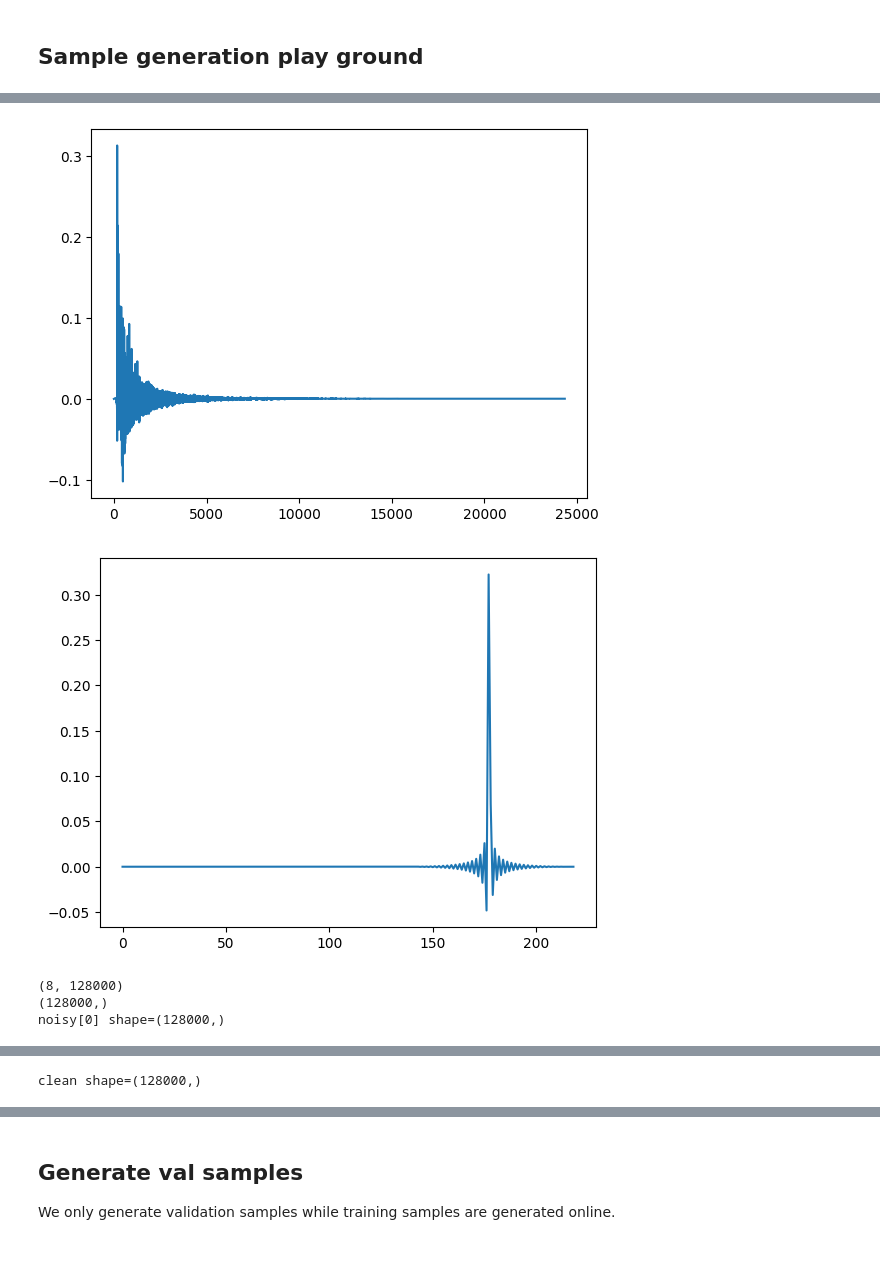
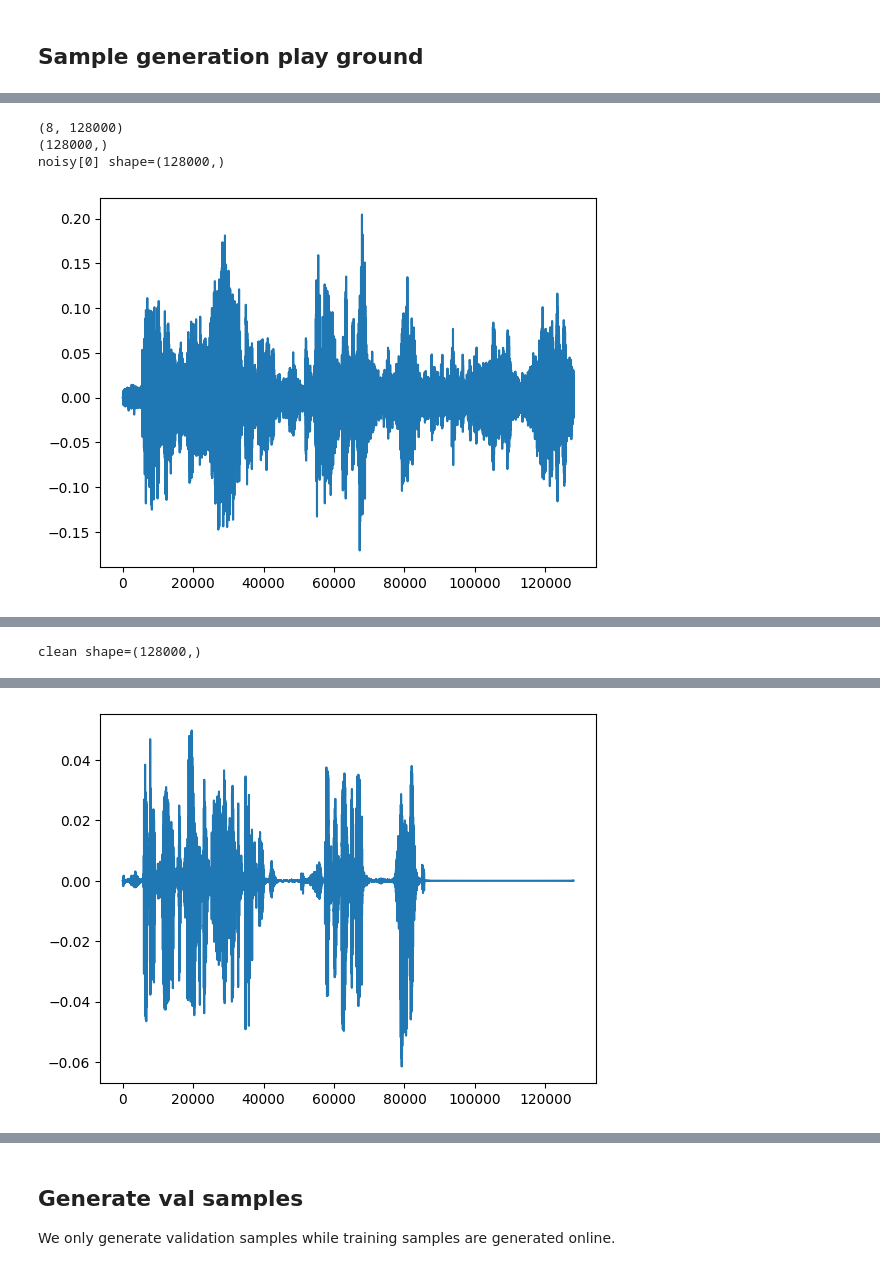
Before and after one commit to Ezreal11/EaBNet, a Jupyter notebook: dataset/MCSE_dataset.ipynb, the cells around one changed output, grey strips where cells are left out. Cells and saved outputs as stored; diff of their text form; code cells hidden in the pictures.

```diff
--- a/dataset/MCSE_dataset.ipynb
+++ b/dataset/MCSE_dataset.ipynb
@@ -45,8 +47,12 @@ print(f'noise train:val = {len(noises_train)}:{len(noises_val)}')
 
 # write to files
 with open('/data2/zhouchang/datasets/datasets_fullband/cleans_train', 'w') as f:
-    for x in cleans_train:
-        f.write(x+'\n')
+    for i,x in enumerate(cleans_train):
+        if i>0:
+            f.write('\n')
+        f.write(x)
 with open('/data2/zhouchang/datasets/datasets_fullband/noises_train', 'w') as f:
-    for x in noises_train:
-        f.write(x+'\n')
+    for i,x in enumerate(noises_train):
+        if i>0:
+            f.write('\n')
+        f.write(x)
@@ -88,21 +100,20 @@ print(meta)
 # %%
 def show_audio(audio,fs,name):
     print(f'{name} shape={audio.shape}')
     plt.plot(audio)
     plt.show()
     IPython.display.display(IPython.display.Audio(audio, rate=fs))
 
-plt.plot(room.rir[0][0])
-plt.show()
-plt.plot(freefield.rir[0][0])
-plt.show()
+# plt.plot(room.rir[0][0])
+# plt.show()
+# plt.plot(freefield.rir[0][0])
+# plt.show()
 print(noisy.shape)
 print(clean.shape)
 show_audio(noisy[0],fs,'noisy[0]')
 show_audio(clean,fs,'clean')
 # %% [output]
+(8, 128000)
+(128000,)
+noisy[0] shape=(128000,)
-[figure, old version]
+[figure, new version]
-[figure, old version]
-(8, 128000)
-(128000,)
-noisy[0] shape=(128000,)
@@ -113,3 +122,4 @@ clean shape=(128000,)
+[figure, new version]
 [interactive output not drawn]
 # %%
 
```
Also changed, not shown: parts of 4 cells of this notebook, 2 other files.
